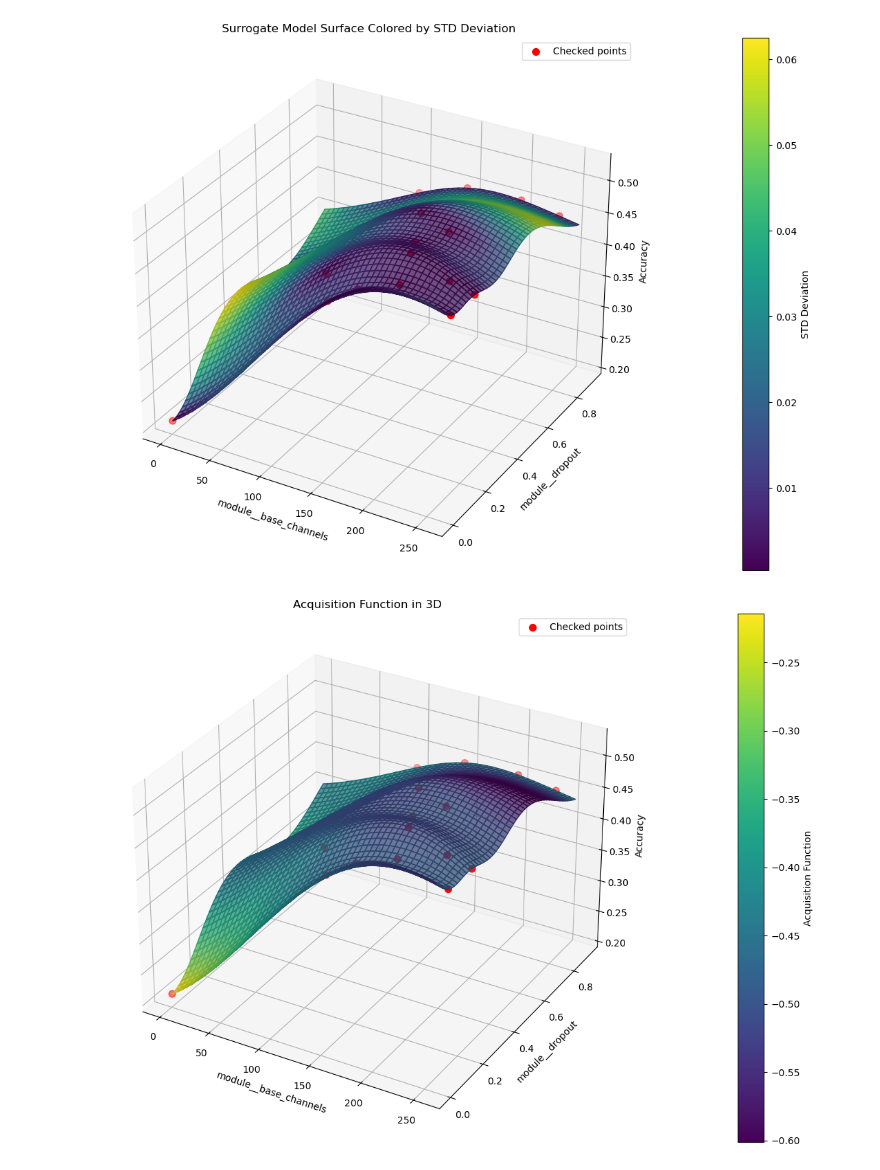
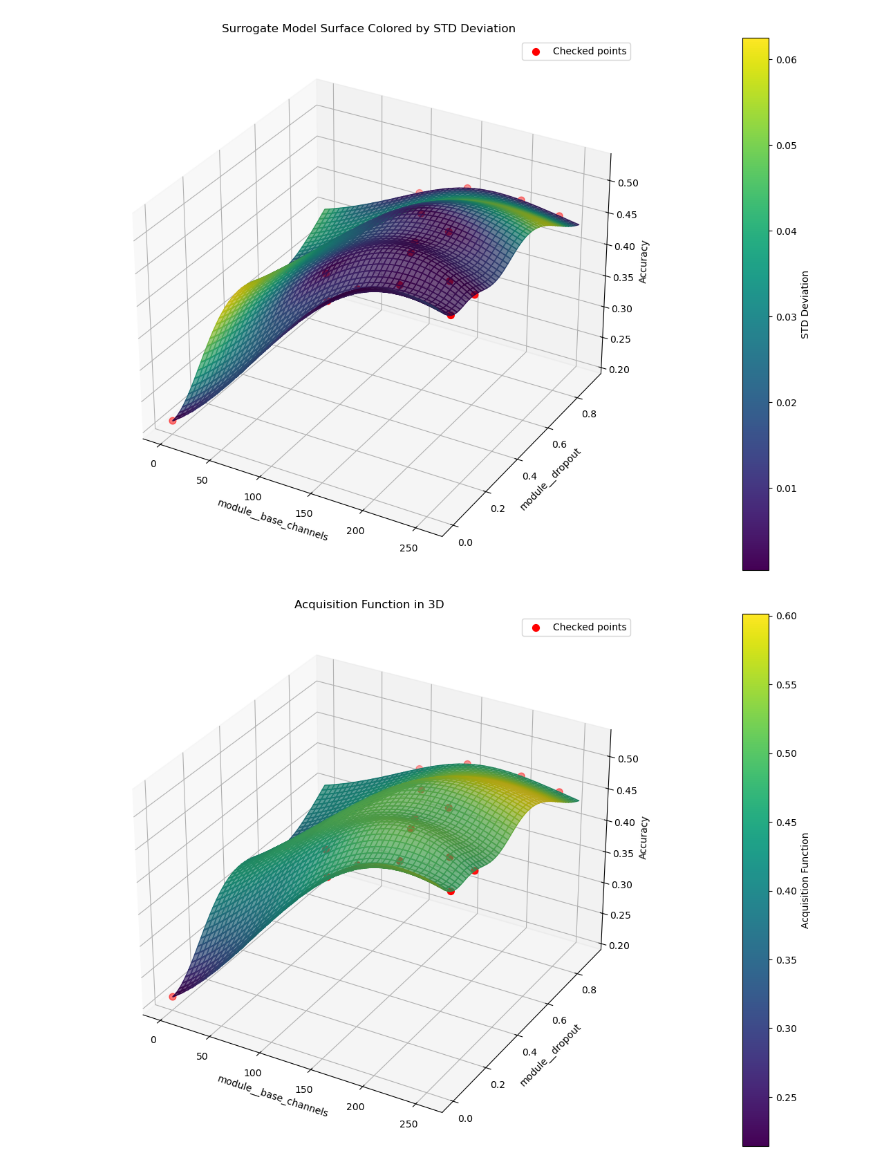
Before and after one commit to amapy-00/miniproject_1_02463, a Jupyter notebook: mini_project_1_LCB.ipynb, the cells around one changed output. Drawn from its saved outputs; the diff is of its cells as text; code cells hidden in the pictures.

Commit message:
fix acq func UCB plot

```diff
--- a/mini_project_1_LCB.ipynb
+++ b/mini_project_1_LCB.ipynb
@@ -494,35 +494,35 @@ if len(space) == 2:
     # Calculate the acquisition function
 
     acq_vals = gaussian_lcb(x_norm_grid, opt_bo.models[-1])
-    acq_vals = acq_vals.reshape(X.shape)
+    acq_vals = -acq_vals.reshape(X.shape)
 
     fig = plt.figure(figsize=(20, 10))
     ax = fig.add_subplot(111, projection='3d')
 
     # Normalize acq values and map them to colors
     norm = plt.Normalize(vmin=acq_vals.min(), vmax=acq_vals.max())
     surf = ax.plot_surface(
         X, Y, Z,
         facecolors=plt.cm.viridis(norm(acq_vals)),
         alpha=0.7
     )
 
     # Add a colorbar for the acquisition function
     mappable = plt.cm.ScalarMappable(cmap='viridis', norm=norm)
     mappable.set_array(acq_vals)
     plt.colorbar(mappable, ax=ax, pad=0.1, label='Acquisition Function')
 
     # Plot the evaluated points
     x_checked = opt_bo.x_iters[:,0]
     y_checked = opt_bo.x_iters[:,1]
     z_checked = -np.array(opt_bo.func_vals)
     ax.scatter(x_checked, y_checked, z_checked, color='red', s=50, label="Checked points")
 
     ax.set_xlabel("module__base_channels")
     ax.set_ylabel("module__dropout")
     ax.set_zlabel("Accuracy")
     ax.set_title("Acquisition Function in 3D")
     ax.legend()
     plt.show()
 # %% [output]
-[figure, old version]
+[figure, new version]
```
Also changed, not shown: parts of 2 cells of this notebook.
